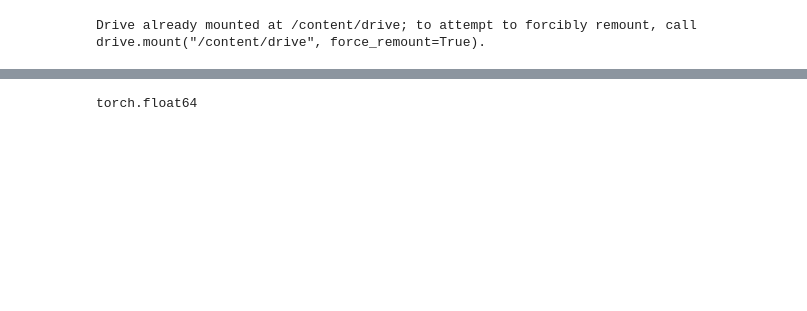
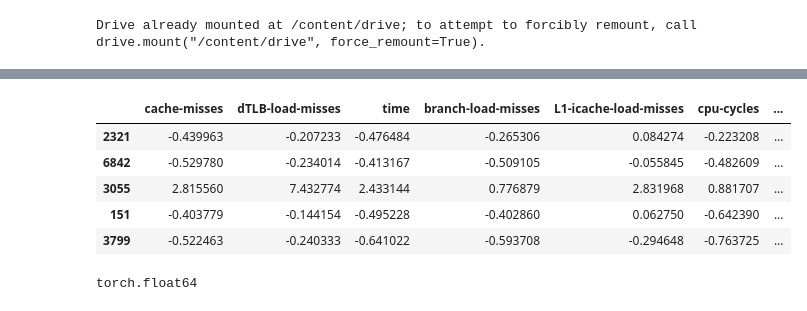
Before and after one commit to WYB929/2023_multicore_project, a Jupyter notebook: src/vanilla_net.ipynb, the cells around one changed output, grey strips where cells are left out. Saved outputs shown, nothing was run; the diff lists cells and outputs as text; code cells hidden in the pictures; blank space fills up the shorter version.

```diff
--- a/src/vanilla_net.ipynb
+++ b/src/vanilla_net.ipynb
@@ -17,12 +18,14 @@ from torch.utils.data import DataLoader, TensorDataset
 # %%
 from google.colab import drive
 drive.mount('/content/drive')
-data = pd.read_csv('/content/drive/My Drive/Multi_core/preprocessed_data.csv')
+data = pd.read_csv('/content/drive/My Drive/Multi_core/proprocessed_data_s_p_speedup.csv')
 # data = pd.read_csv('../data/prepocessed_data.csv')
 # %% [output]
 Drive already mounted at /content/drive; to attempt to forcibly remount, call drive.mount("/content/drive", force_remount=True).
 # %%
-dropped_col = ['Speedup']
+x_col = ['cache-misses', 'dTLB-load-misses', 'time',	'branch-load-misses',	'L1-icache-load-misses',
+         'cpu-cycles', 'L1-dcache-load-misses', 'dTLB-loads',	'cpu-used']
+y_col = ['Speedup']
 # %%
-X = data.drop(dropped_col, axis=1).values
-y = data[dropped_col].values
+X = data[x_col]
+y = data[y_col]
@@ -58,4 +64,13 @@ test_dataset = TensorDataset(X_test_tensor, y_test_tensor)
 train_loader = DataLoader(train_dataset, batch_size=16, shuffle=True)
 val_loader = DataLoader(val_dataset, batch_size=16, shuffle=True)
 test_loader = DataLoader(test_dataset, batch_size=16, shuffle=False)
+# %%
+X_train.head()
+# %% [output]
+|  | cache-misses | dTLB-load-misses | time | branch-load-misses | L1-icache-load-misses | cpu-cycles | ... |
+| 2321 | -0.439963 | -0.207233 | -0.476484 | -0.265306 | 0.084274 | -0.223208 | ... |
+| 6842 | -0.529780 | -0.234014 | -0.413167 | -0.509105 | -0.055845 | -0.482609 | ... |
+| 3055 | 2.815560 | 7.432774 | 2.433144 | 0.776879 | 2.831968 | 0.881707 | ... |
+| 151 | -0.403779 | -0.144154 | -0.495228 | -0.402860 | 0.062750 | -0.642390 | ... |
+| 3799 | -0.522463 | -0.240333 | -0.641022 | -0.593708 | -0.294648 | -0.763725 | ... |
 # %%
```
Also changed, not shown: parts of 12 cells of this notebook, 6 other files.
